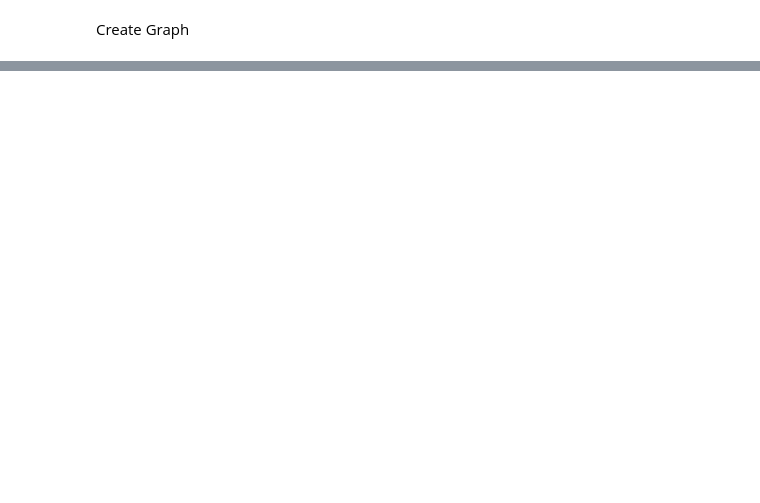
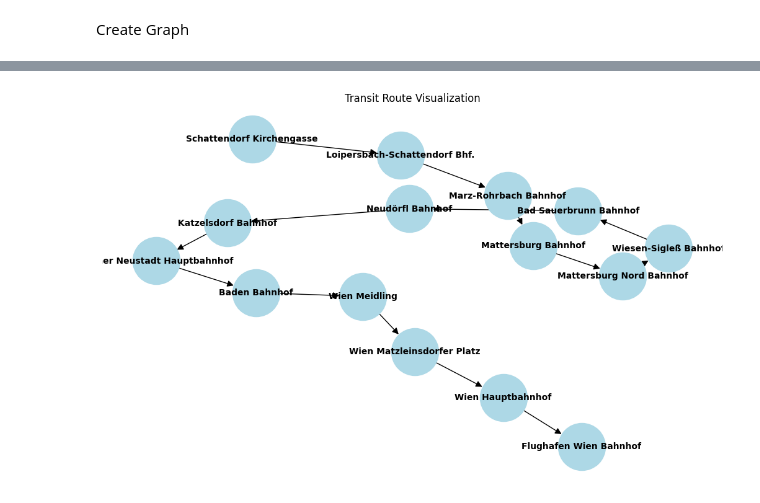
Before and after one commit to PaulinaHeine/BackupTravelPlanning, a Jupyter notebook: Code/Aktuell_Ina_A_star_Fast.ipynb, the cells around one changed output, grey strips where cells are left out. Saved outputs shown, nothing was run; the diff lists cells and outputs as text; code cells hidden in the pictures; blank space fills up the shorter version.

```diff
--- a/Code/Aktuell_Ina_A_star_Fast.ipynb
+++ b/Code/Aktuell_Ina_A_star_Fast.ipynb
@@ -702,4 +159,0 @@ np.float64(0.9743599293314814)
-# %%
-transfer_stop='Wiener Neustadt Hauptbahnhof'
-end_stop = 'Flughafen Wien Bahnhof'
-trip_id='10-A1-j24-1'
@@ -766,4 +159,0 @@ available_services = get_available_service_ids(start_time_obj.strftime("%Y-%m-%d
-# %%
-for i in range(len(available_services)):
-    if available_services[i] == "TA+n4":
-        print(available_services[i],"available")
@@ -836,0 +894,85 @@ len(calendar)
+# %%
+import networkx as nx
+import matplotlib.pyplot as plt
+from collections import defaultdict
+
+def extract_relevant_subgraph(graph, start_stop, end_stop):
+    """
+    Extracts the relevant subgraph between a start and end stop using Dijkstra.
+
+    Parameters:
+    - graph (dict): The full transit graph.
+    - start_stop (str): The starting stop name.
+    - end_stop (str): The destination stop name.
+
+    Returns:
+    - subgraph (dict): A subgraph containing only relevant stops and connections.
+    """
+
+    # Erstellt einen gerichteten Graphen
+    G = nx.DiGraph()
+    for stop, connections in graph.items():
+        for destination, dep_time, arr_time, route_id in connections:
+            travel_time = arr_time - dep_time
+            if travel_time > 0:
+                G.add_edge(stop, destination, weight=travel_time)
+
+    # Prüfen, ob Start- und Endpunkt existieren
+    if start_stop not in G or end_stop not in G:
+        print(f"❌ {start_stop} oder {end_stop} existiert nicht im Graphen!")
+        return {}
+
+    # Kürzesten Pfad mit Dijkstra suchen
+    try:
+        shortest_path = nx.shortest_path(G, source=start_stop, target=end_stop, weight="weight")
+    except nx.NetworkXNoPath:
+        print(f"❌ Kein Pfad zwischen {start_stop} und {end_stop} gefunden!")
+        return {}
+
+    # Subgraph mit nur den relevanten Haltestellen
+    subgraph = defaultdict(list)
+    for i in range(len(shortest_path) - 1):
+        stop, next_stop = shortest_path[i], shortest_path[i + 1]
+
+        for destination, dep_time, arr_time, route_id in graph.get(stop, []):
+            if destination == next_stop:
+                subgraph[stop].append((destination, dep_time, arr_time, route_id))
+                break
+
+    return subgraph
+
+def visualize_subgraph(graph):
+    """
+    Visualizes a transit subgraph using NetworkX (without edge labels).
+
+    Parameters:
+    - graph (dict): A dictionary where each stop name maps to connections.
+    """
+
+    G = nx.DiGraph()
+
+    # Knoten und Kanten hinzufügen
+    for stop, connections in graph.items():
+        for destination, dep_time, arr_time, route_id in connections:
+            G.add_edge(stop, destination)
+
+    # Graph-Layout und Darstellung
+    plt.figure(figsize=(10, 6))
+    pos = nx.spring_layout(G, seed=42)
+    nx.draw(G, pos, with_labels=True, node_size=3000, node_color="lightblue", edge_color="black", font_size=10, font_weight="bold", arrowsize=15)
+
+    plt.title("Transit Route Visualization")
+    plt.show()
+
+# Start und Ziel definieren
+start_stop_name = "Schattendorf Kirchengasse"
+end_stop_name = "Flughafen Wien Bahnhof"
+
+# Relevanten Subgraph extrahieren
+subgraph = extract_relevant_subgraph(graph, start_stop_name, end_stop_name)
+
+# Falls ein Pfad existiert, visualisieren
+if subgraph:
+    visualize_subgraph(subgraph)
+# %% [output]
+[figure, added]
```
Also changed, not shown: parts of 75 cells of this notebook.
